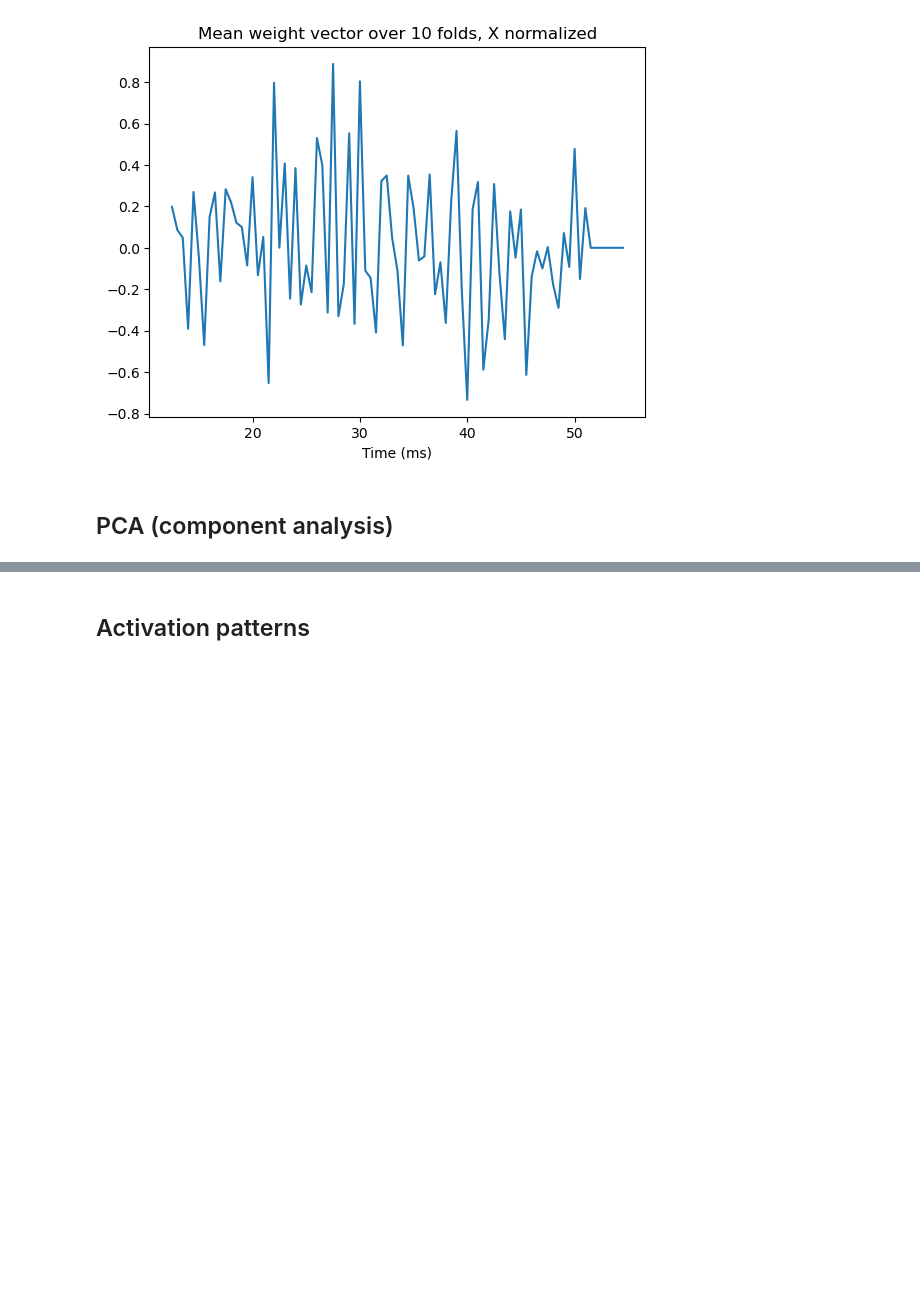
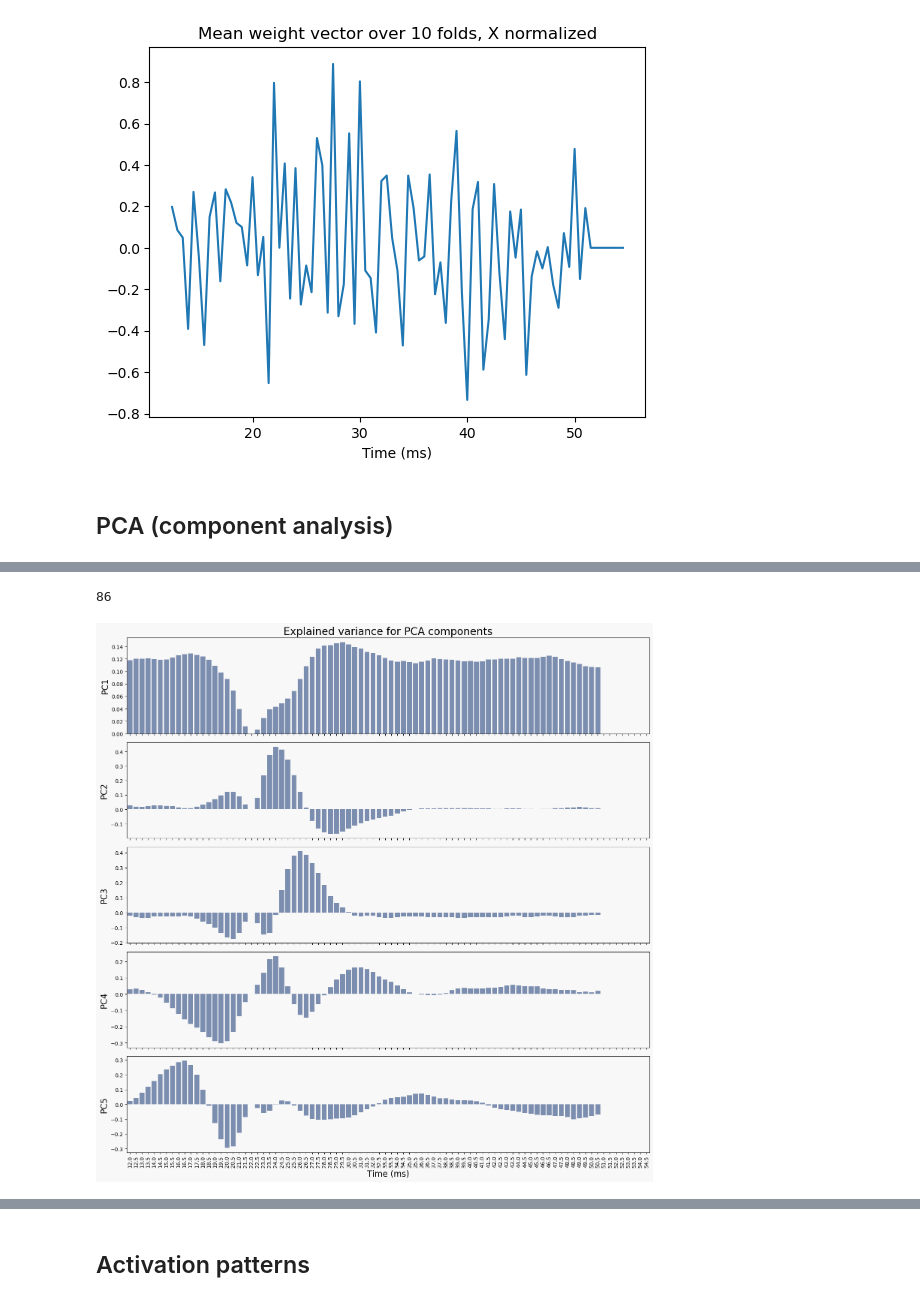
Before and after one commit to johannefranck/MEP, a Jupyter notebook: main_A.ipynb, the cells around one changed output, grey strips where cells are left out. Cells and saved outputs as stored; diff of their text form; code cells hidden in the pictures; blank space fills up the shorter version.

Commit message:
plots code

```diff
--- a/main_A.ipynb
+++ b/main_A.ipynb
@@ -375,12 +377,12 @@ print(top_40_indices)
 # %%
-fig, axes = plt.subplots(5, 1, figsize=(15, 15), sharex=True)
+fig, axes = plt.subplots(n, 1, figsize=(15, 15), sharex=True)
 plt.style.use({"axes.facecolor": "#F8F8F8"})
 fig.set_facecolor("#F8F8F8")
-
+time_points = np.linspace(12, 54.5, 43)
 # Create bar plots for each of the first 5 PCs using all features
-for i in range(5):
+for i in range(n):
     barplot = sns.barplot(
-        x=list(range(85)),  # this assumes you have 85 features
+        x=time_points,  # this assumes you have 85 features
         y=components[i, :],
         palette=custom_palette_ct_12,
         ax=axes[i]
@@ -397,5 +399,5 @@ plt.xlabel("Features", fontsize=16)
 plt.xticks(rotation=90)
 plt.tight_layout()
 
-plt.savefig('PCA_features_5.png', dpi=100, bbox_inches='tight')
+plt.savefig('PCA_features_5_norm1.png', dpi=100, bbox_inches='tight')
 plt.close(fig)
@@ -487,0 +404,34 @@ sorted [[1009 1244 1249 1025 1250 1023  667 1331 1017   47]
+# %%
+fig, axes = plt.subplots(n, 1, figsize=(15, 15), sharex=True)
+plt.style.use({"axes.facecolor": "#F8F8F8"})
+fig.set_facecolor("#F8F8F8")
+
+# Generate time points between 12 ms and 54.5 ms with steps of 0.5
+time_points = np.arange(12, 55, 0.5)
+print(len(time_points))
+for i in range(n):
+    barplot = sns.barplot(
+        x=time_points,  # this assumes you have 85 features
+        y=components[i, :],
+        color='#738CB8',
+        ax=axes[i]
+    )
+
+    if i == 0:
+        axes[i].set_title("Explained variance for PCA components", fontsize=20)
+
+    axes[i].set_ylabel(f"PC{i + 1}", fontsize=16)
+
+# Rotate x-axis labels for better readability
+for ax in axes:
+    for label in ax.get_xticklabels():
+        label.set_rotation(90)
+
+plt.xlabel("Time (ms)", fontsize=16)
+plt.tight_layout()
+plt.show()
+#plt.savefig('PCA_features_5_norm11.png', dpi=100, bbox_inches='tight')
+#plt.close(fig)
+# %% [output]
+86
+[figure, added]
```
Also changed, not shown: parts of 9 cells of this notebook.
